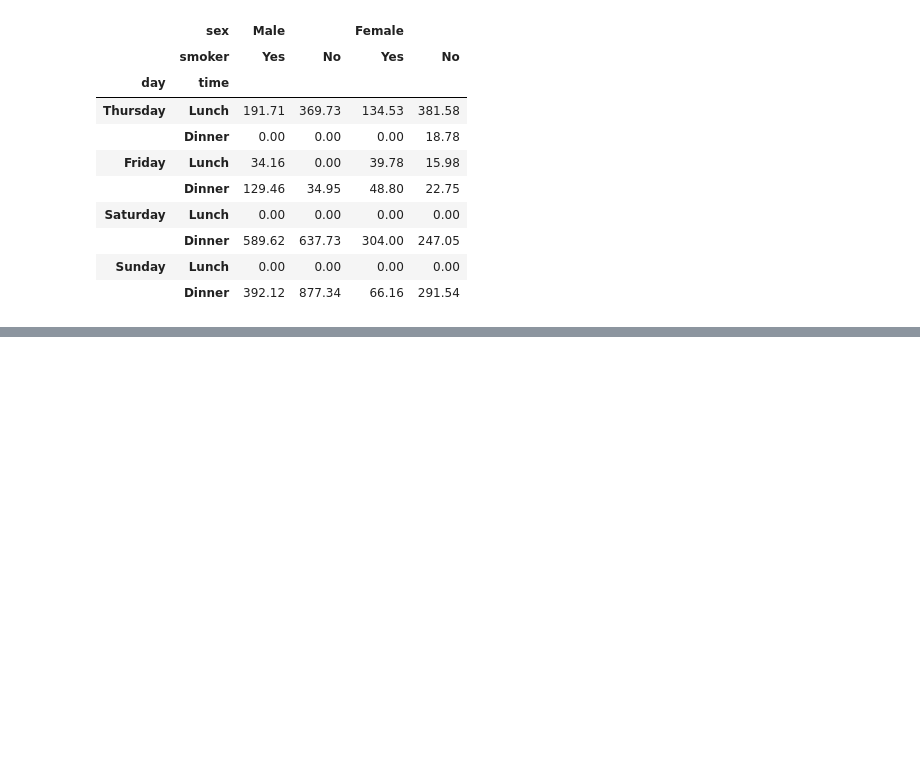
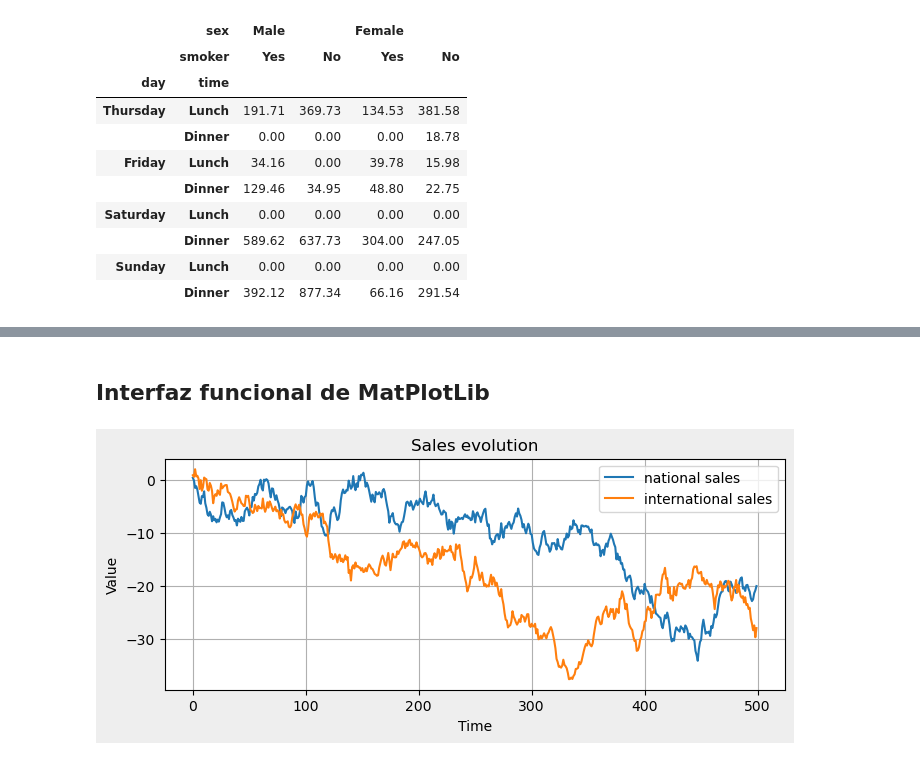
Before and after one commit to Dans182/jupyter-python, a Jupyter notebook: Daniel/20240416.ipynb, the cells around one changed output, grey strips where cells are left out. Cells and saved outputs as stored; diff of their text form; code cells hidden in the pictures; blank space fills up the shorter version.

```diff
--- a/Daniel/20240416.ipynb
+++ b/Daniel/20240416.ipynb
@@ -251,0 +309,18 @@ tips.pivot_table(index = ["day", "time"], columns = ["sex", "smoker"], values =
+# %%
+a = generator.normal(0, 1, size = 500).cumsum()
+b = generator.normal(0, 1, size = 500).cumsum()
+# %% [markdown]
+## Interfaz funcional de MatPlotLib
+# %%
+plt.figure(figsize = (8, 3),facecolor = "#EEEEEE") #crea figura
+plt.axes() #crea conjunto de ejes
+plt.plot(a, label = "national sales")
+plt.plot(b, label = "international sales")
+plt.title("Sales evolution")
+plt.xlabel("Time")
+plt.ylabel("Value")
+plt.grid()
+plt.legend()
+plt.show()
+# %% [output]
+[figure, added]
```
Also changed, not shown: parts of 16 cells of this notebook.
